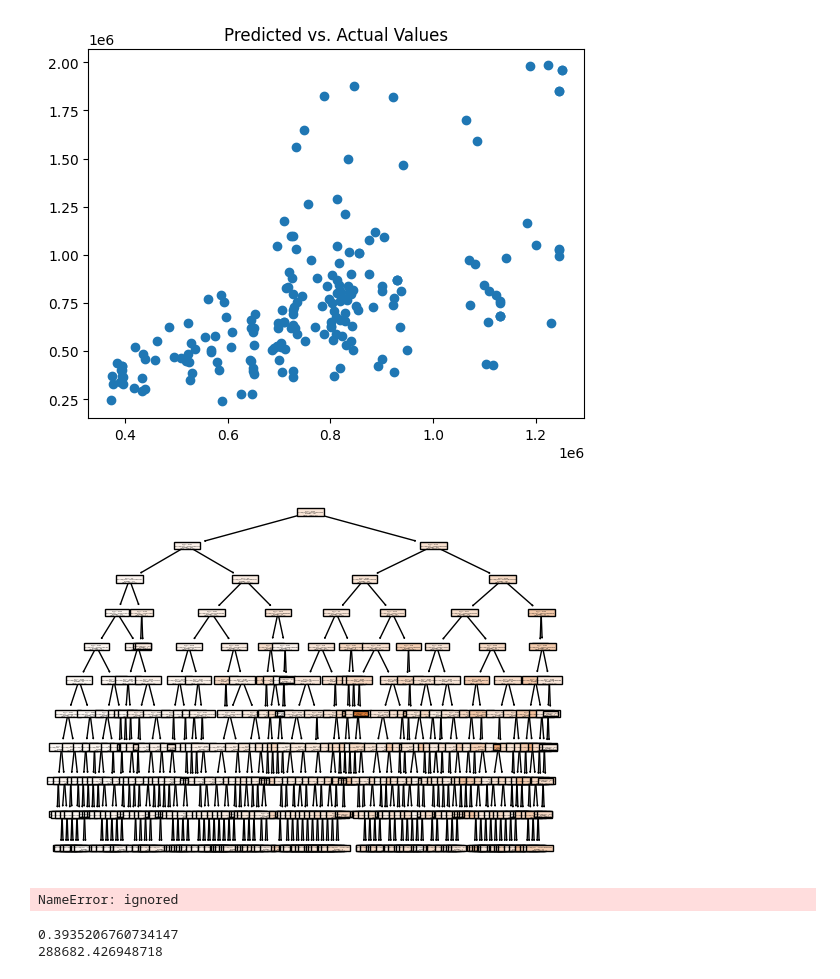
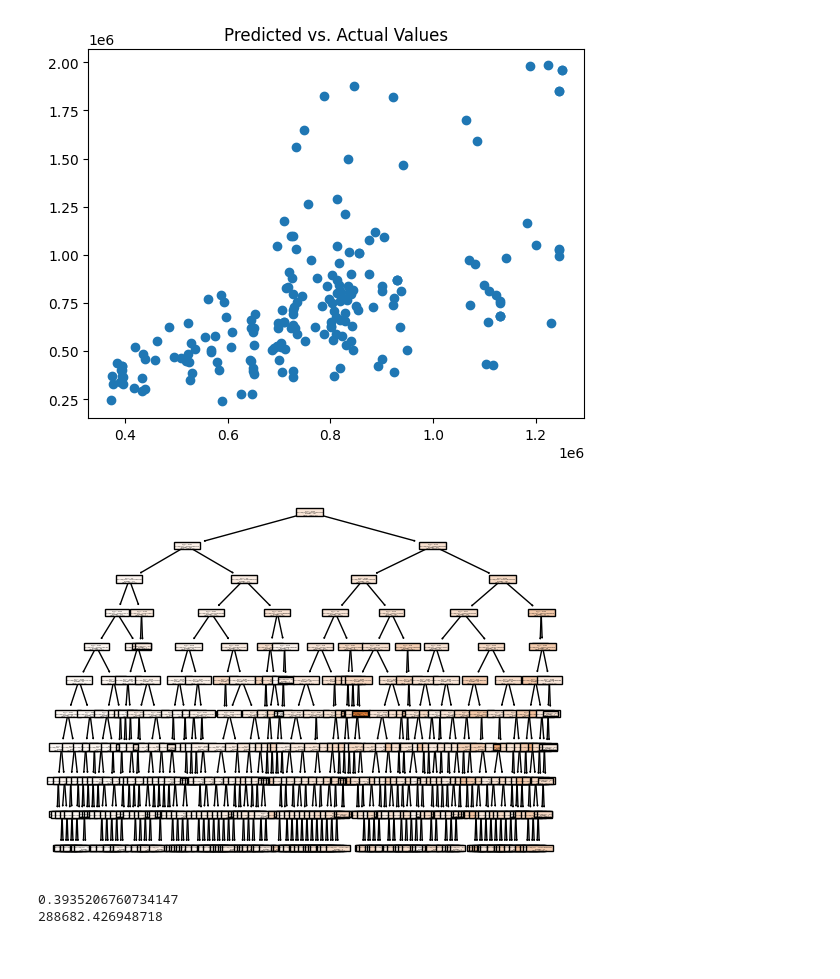
Before and after one commit to ToriStoner/assignment4, a Jupyter notebook: assignment4.ipynb, the cells around one changed output. Cells and saved outputs as stored; diff of their text form; code cells hidden in the pictures.

```diff
--- a/assignment4.ipynb
+++ b/assignment4.ipynb
@@ -388,21 +388,22 @@ R2_knn = 1 - SSE_knn/TSS
 # %%
 #Q7
 from sklearn import tree
 
 model = tree.DecisionTreeRegressor(max_depth=10) # Fit the classifier
 cart = model.fit(X_train, y_train)
 tree.plot_tree(cart,filled=True)
 plt.show()
 
 
 ## Metrics:
+y_hat_cart = cart.predict(X_test)
+residuals_cart = y_test - y_hat_cart
 SSE_cart = np.sum( (y_test-y_hat_cart)**2 )
 MSE_cart = (1/N_test)*np.sum( (y_test-y_hat_cart)**2 )
 RMSE_cart = (SSE_cart/N_test)**(1/2)
 R2_cart = 1 - SSE_cart/TSS
 # %% [output]
-[figure, old version]
+[figure, new version]
-NameError: ignored
 # %%
 print(R2_cart)
 print(RMSE_cart)
```
Also changed, not shown: parts of 2 cells of this notebook.
